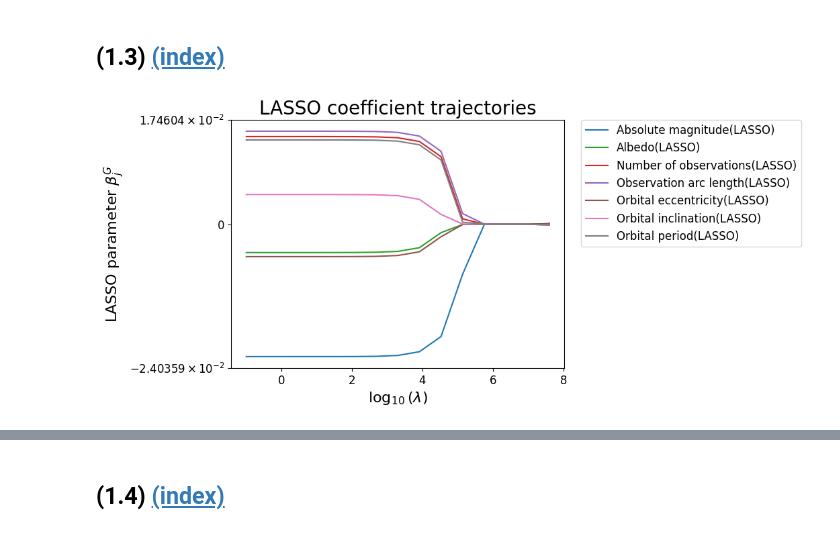
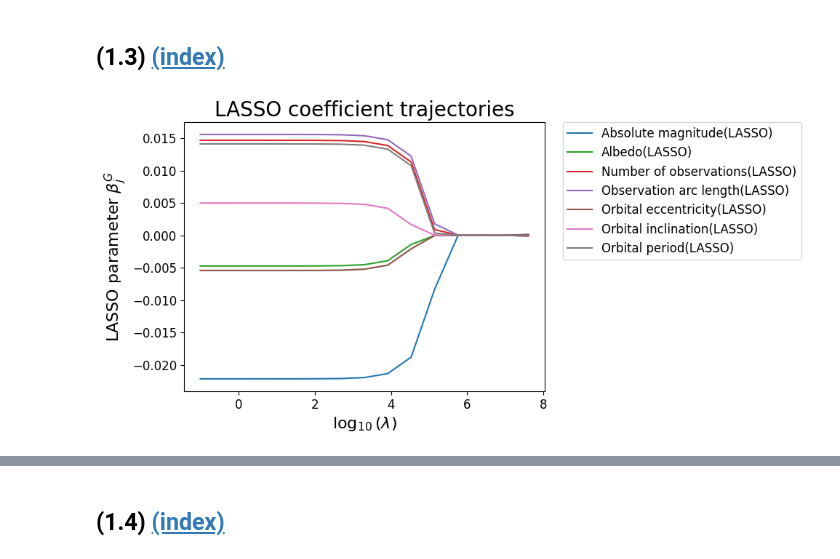
Before and after one commit to Shengyuan-Liu/MATH60026_MethodsForDataScience, a Jupyter notebook: cw1/02371367_Coursework1.ipynb, the cells around one changed output, grey strips where cells are left out. Saved outputs shown, nothing was run; the diff lists cells and outputs as text; code cells hidden in the pictures.

```diff
--- a/cw1/02371367_Coursework1.ipynb
+++ b/cw1/02371367_Coursework1.ipynb
@@ -479,35 +479,34 @@ garrote_list = []
 ls_list = []
 lasso_list = []
 
 # train models of different lambda
 for lambd in S_lambd:
     beta_G, beta, g, loss_history, epochs_list = train_garrote(X_train_std, y_train, lambd=lambd)
     beta_lasso = minimize_ls_huber(X_train_std, y_train, lambd=lambd)
     beta_lasso_without_intercept = beta_lasso[1:]
     lasso_list.append(beta_lasso_without_intercept)
     garrote_list.append(beta_G)
     ls_list.append(beta)
 
 all_lasso = np.vstack(lasso_list) # (Number_of_lambda, Number_of_feature)
 all_ls = np.vstack(ls_list)
 all_garrote = np.vstack(garrote_list)
 feature_color = ['C0', 'C2', 'C3', 'C4', 'C5', 'C6', 'C7']
 # plot each feature
 for j in range(all_lasso.shape[1]):
     c = feature_color[j]
     # plt.plot(np.log10(S_lambd), all_garrote[:, j], color=c, label=features[j]+"(Garrote)")
     plt.plot(np.log10(S_lambd), all_lasso[:, j], color=c, label=features[j]+"(LASSO)")
     # plt.plot(np.log10(S_lambd), all_ls[:, j + 1], '--', color=c, label=features[j]+"(OLS)")
 
-plt.yscale("symlog", linthresh=0.1)
 plt.xlabel(r"$\log_{10}(\lambda)$")
 plt.ylabel(r"LASSO parameter ${\beta}_j^{G}$")
 plt.title("LASSO coefficient trajectories")
 # plt.legend()
 plt.legend(loc=2, bbox_to_anchor=(1.05,1.0),borderaxespad = 0.)
 plt.show()
 # %% [output]
-[figure, old version]
+[figure, new version]
 # %%
 def bootstrap_feature_selection(X, y, N_prime, lambd, B=100, n_iters=10000, step_size=1e-7, c_huber=1e-4):
     N, p = X.shape
```
Also changed, not shown: parts of 10 cells of this notebook.
